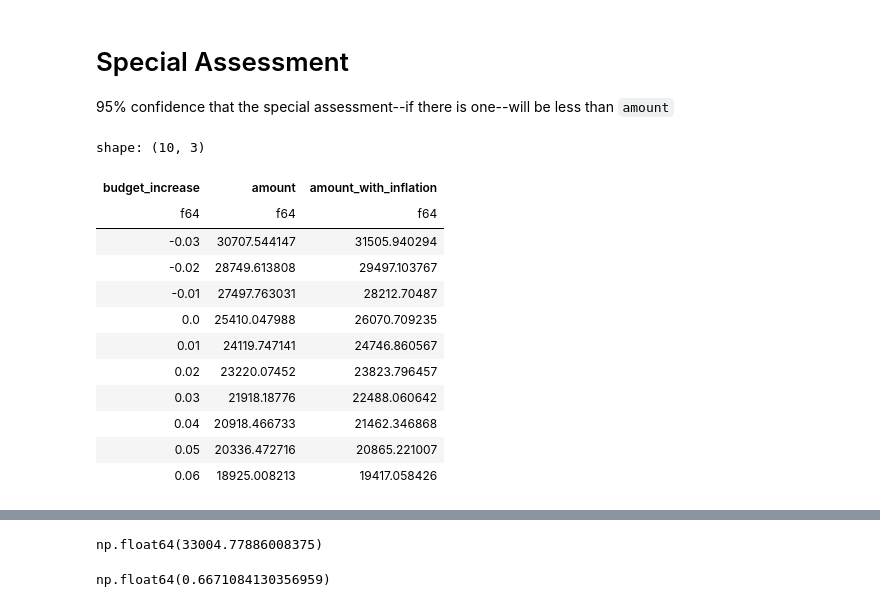
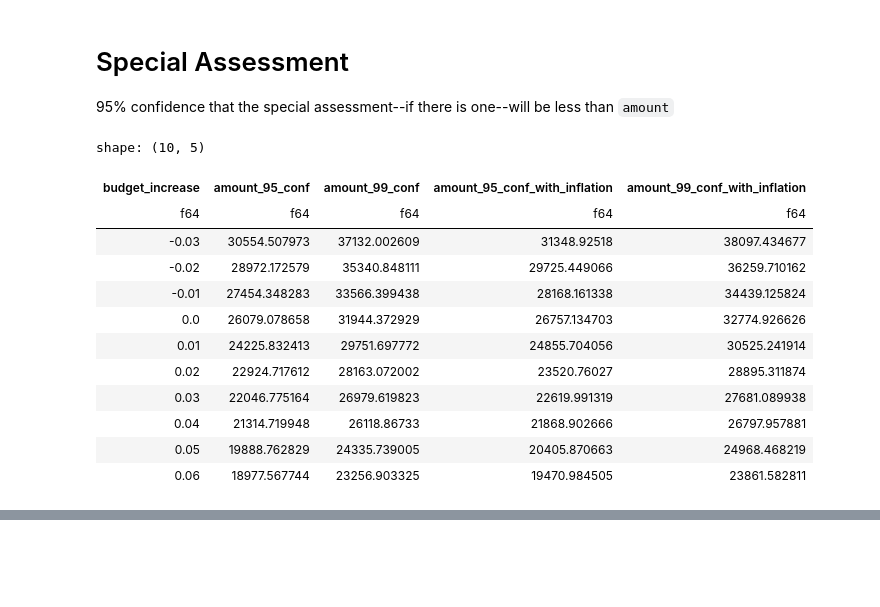
Before and after one commit to johnedmonds/condo, a Jupyter notebook: condo.ipynb, the cells around one changed output, grey strips where cells are left out. Saved outputs shown, nothing was run; the diff lists cells and outputs as text; code cells hidden in the pictures; blank space fills up the shorter version.

```diff
--- a/condo.ipynb
+++ b/condo.ipynb
@@ -174,27 +174,29 @@ fig.show(renderer="notebook_connected")
 # %%
 # Inflation estimation from https://www.federalreserve.gov/monetarypolicy/files/fomcprojtabl20250917.pdf
 INFLATION = 0.026
 simulation_mins.filter(pl.col("amount") < 0).sort("budget_increase").with_columns(
     -pl.col("amount")
 ).group_by("budget_increase").agg(
-    pl.col("amount").mean() + pl.col("amount").std() * norm.ppf(0.95)
+    amount_95_conf=pl.col("amount").mean() + pl.col("amount").std() * norm.ppf(0.95),
+    amount_99_conf=pl.col("amount").mean() + pl.col("amount").std() * norm.ppf(0.99),
 ).with_columns(
-    amount_with_inflation=pl.col("amount") * (1 + INFLATION)
+    amount_95_conf_with_inflation=pl.col("amount_95_conf") * (1 + INFLATION),
+    amount_99_conf_with_inflation=pl.col("amount_99_conf") * (1 + INFLATION),
 )
 # %% [output]
-shape: (10, 3)
+shape: (10, 5)
-| budget_increase | amount | amount_with_inflation |
-| f64 | f64 | f64 |
-| -0.03 | 30707.544147 | 31505.940294 |
-| -0.02 | 28749.613808 | 29497.103767 |
-| -0.01 | 27497.763031 | 28212.70487 |
-| 0.0 | 25410.047988 | 26070.709235 |
-| 0.01 | 24119.747141 | 24746.860567 |
-| 0.02 | 23220.07452 | 23823.796457 |
-| 0.03 | 21918.18776 | 22488.060642 |
-| 0.04 | 20918.466733 | 21462.346868 |
-| 0.05 | 20336.472716 | 20865.221007 |
-| 0.06 | 18925.008213 | 19417.058426 |
+| budget_increase | amount_95_conf | amount_99_conf | amount_95_conf_with_inflation | amount_99_conf_with_inflation |
+| f64 | f64 | f64 | f64 | f64 |
+| -0.03 | 30554.507973 | 37132.002609 | 31348.92518 | 38097.434677 |
+| -0.02 | 28972.172579 | 35340.848111 | 29725.449066 | 36259.710162 |
+| -0.01 | 27454.348283 | 33566.399438 | 28168.161338 | 34439.125824 |
+| 0.0 | 26079.078658 | 31944.372929 | 26757.134703 | 32774.926626 |
+| 0.01 | 24225.832413 | 29751.697772 | 24855.704056 | 30525.241914 |
+| 0.02 | 22924.717612 | 28163.072002 | 23520.76027 | 28895.311874 |
+| 0.03 | 22046.775164 | 26979.619823 | 22619.991319 | 27681.089938 |
+| 0.04 | 21314.719948 | 26118.86733 | 21868.902666 | 26797.957881 |
+| 0.05 | 19888.762829 | 24335.739005 | 20405.870663 | 24968.468219 |
+| 0.06 | 18977.567744 | 23256.903325 | 19470.984505 | 23861.582811 |
 # %%
 fig = px.bar(
     expenses.with_columns(
@@ -259,8 +223,0 @@ projected_increase = (
-# %%
-projected_monthly_budget
-# %% [output]
-np.float64(33004.77886008375)
-# %%
-projected_increase
-# %% [output]
-np.float64(0.6671084130356959)
```
Also changed, not shown: parts of 1 cell of this notebook, 1 other file.
